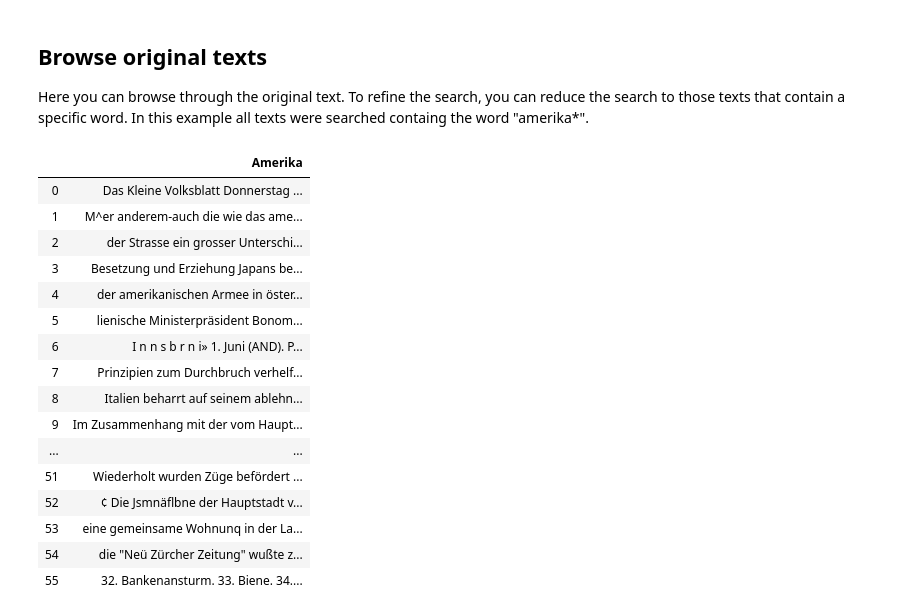
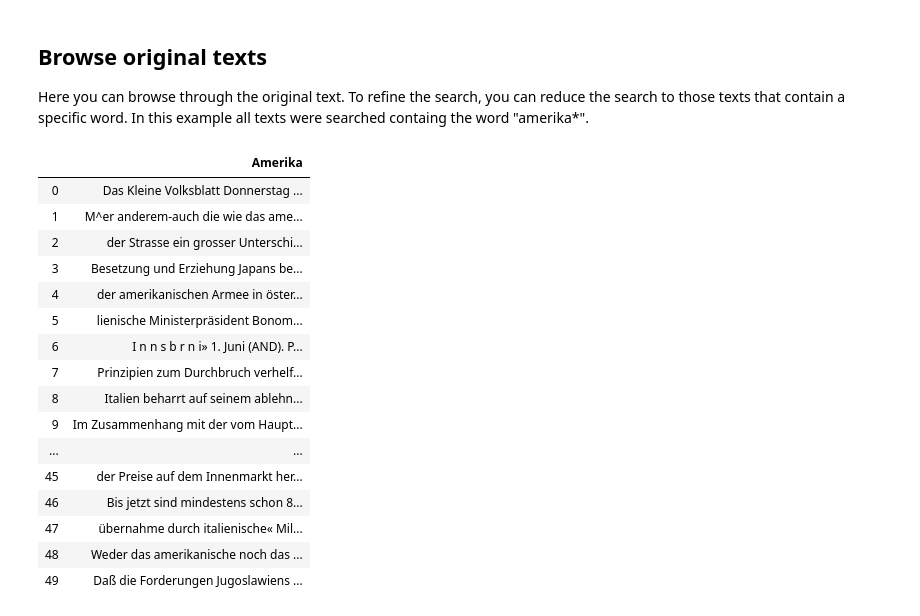
Before and after one commit to NewsEye/NLP-Notebooks-Newspaper-Collections, a Jupyter notebook: n-gram_clouds_notebook.ipynb, the cells around one changed output. Saved outputs shown, nothing was run; the diff lists cells and outputs as text; code cells hidden in the pictures.

```diff
--- a/n-gram_clouds_notebook.ipynb
+++ b/n-gram_clouds_notebook.ipynb
@@ -107,8 +107,8 @@ def initial_clean(text):
     return text
 
 stop_words = stopwords.words('german')#change the language here
-# add your onw stop words
-stop_words.extend(['italienisch', 'Italien', 'italienische', 'österreich', 'österreichischen', 'österreichisch','südtirolerplatz', 'südtirol', 'südtiroler', 'südtirolern', 'südtirols'])
+# add your own stop words
+stop_words.extend(['tirol', 'italienisch', 'italien', 'italienische', 'italienischen', 'österreich', 'österreichische','österreichischen', 'österreichisch', 'österreichs', 'südtirolerplatz', 'südtirol', 'südtiroler', 'südtirolern', 'südtirols', 'wurde'])
 def remove_stop_words(text):
     return [word for word in text if word not in stop_words]
 
@@ -263,29 +268,29 @@ Here you can browse through the original text. To refine the search, you can red
 # %%
 pd.set_option('display.max_colwidth', -1)
 
 lines_ = []
 for line in df['text']:
     if 'amerika' in line:
         lines_.append(line)
 
 lines_ = pd.DataFrame(lines_, columns =['Amerika'])
 df_select = pd.DataFrame(lines_['Amerika'])
-df_select
+df_select[0:50]
 # %% [output]
 |  | Amerika |
 | 0 | Das Kleine Volksblatt Donnerstag ... |
 | 1 | M^er anderem-auch die wie das ame... |
 | 2 | der Strasse ein grosser Unterschi... |
 | 3 | Besetzung und Erziehung Japans be... |
 | 4 | der amerikanischen Armee in öster... |
 | 5 | lienische Ministerpräsident Bonom... |
 | 6 | I n n s b r n i» 1. Juni (AND). P... |
 | 7 | Prinzipien zum Durchbruch verhelf... |
 | 8 | Italien beharrt auf seinem ablehn... |
 | 9 | Im Zusammenhang mit der vom Haupt... |
 | ... | ... |
-| 51 | Wiederholt wurden Züge befördert ... |
-| 52 | ¢ Die Jsmnäflbne der Hauptstadt v... |
-| 53 | eine gemeinsame Wohnunq in der La... |
-| 54 | die "Neü Zürcher Zeitung" wußte z... |
-| 55 | 32. Bankenansturm. 33. Biene. 34.... |
+| 45 | der Preise auf dem Innenmarkt her... |
+| 46 | Bis jetzt sind mindestens schon 8... |
+| 47 | übernahme durch italienische« Mil... |
+| 48 | Weder das amerikanische noch das ... |
+| 49 | Daß die Forderungen Jugoslawiens ... |
```
Also changed, not shown: parts of 9 cells of this notebook.
